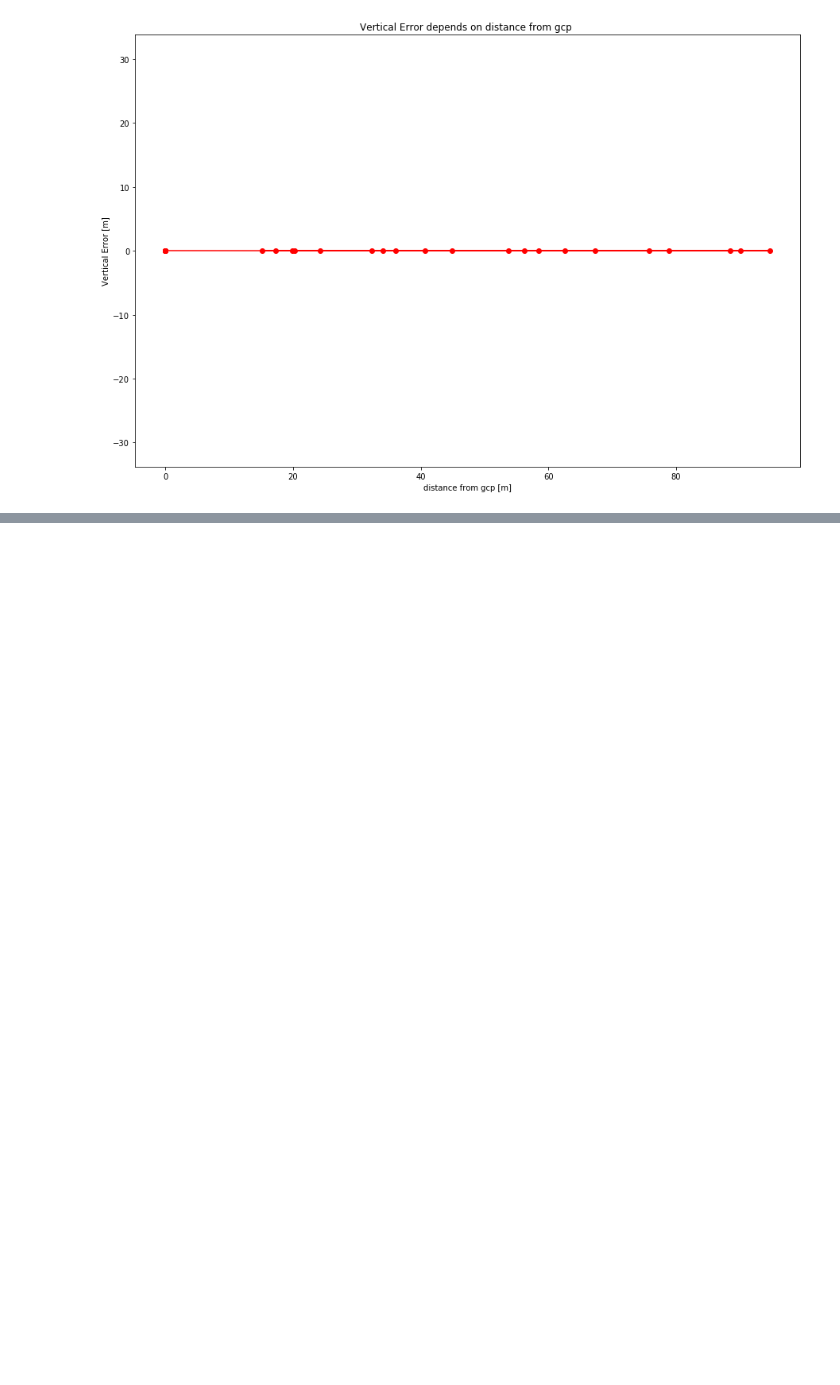
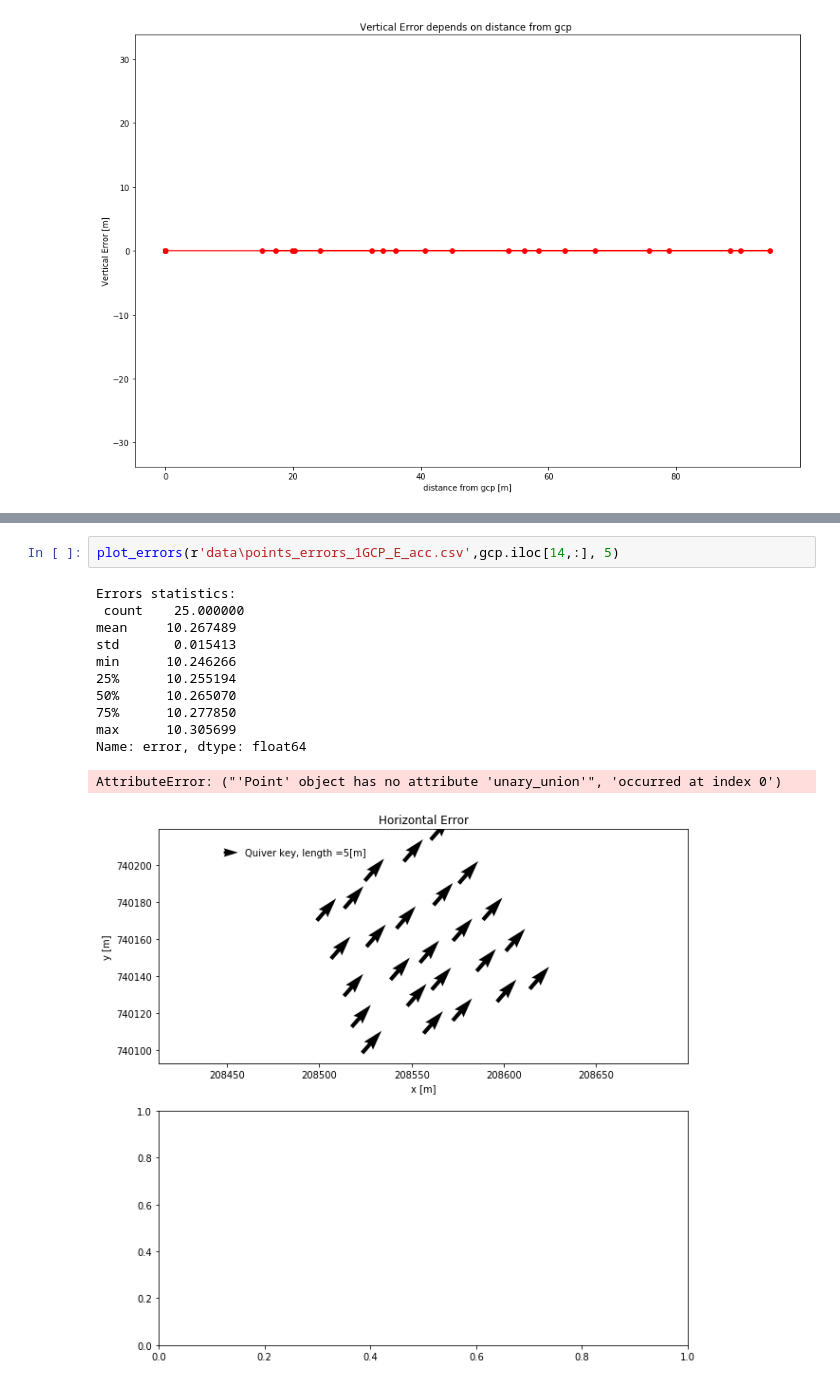
Before and after one commit to noamzimran/RTK-drone-project, a Jupyter notebook: geo_project.ipynb, the cells around one changed output, grey strips where cells are left out. Drawn from its saved outputs; the diff is of its cells as text; blank space fills up the shorter version.

```diff
--- a/geo_project.ipynb
+++ b/geo_project.ipynb
@@ -336,0 +410,15 @@ plt.show()
+# %%
+plot_errors(r'data\points_errors_1GCP_E_acc.csv',gcp.iloc[14,:], 5)
+# %% [output]
+Errors statistics:
+ count    25.000000
+mean     10.267489
+std       0.015413
+min      10.246266
+25%      10.255194
+50%      10.265070
+75%      10.277850
+max      10.305699
+Name: error, dtype: float64
+AttributeError: ("'Point' object has no attribute 'unary_union'", 'occurred at index 0')
+[figure, added]
```
Also changed, not shown: parts of 10 cells of this notebook.
